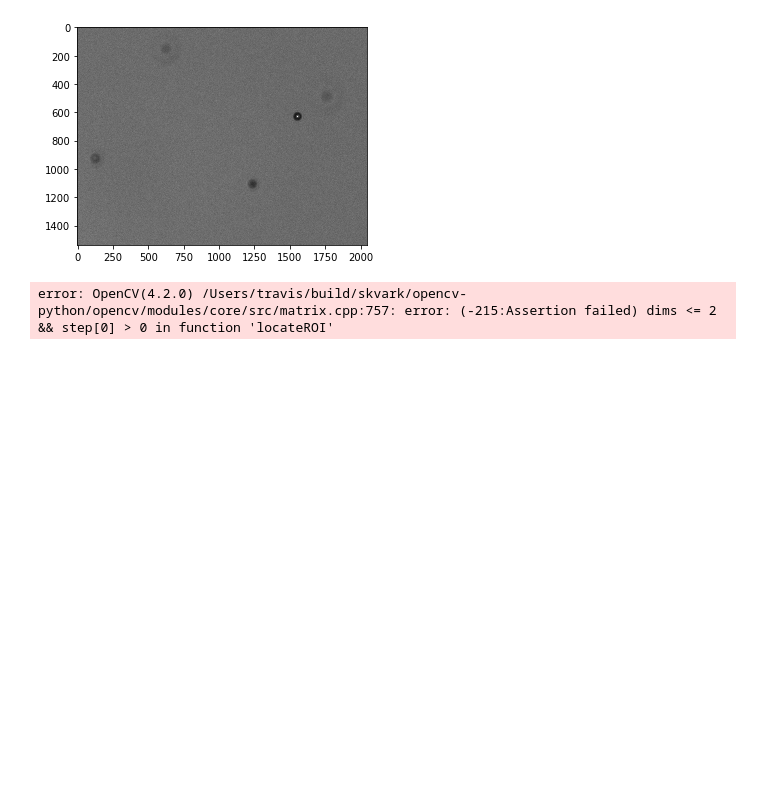
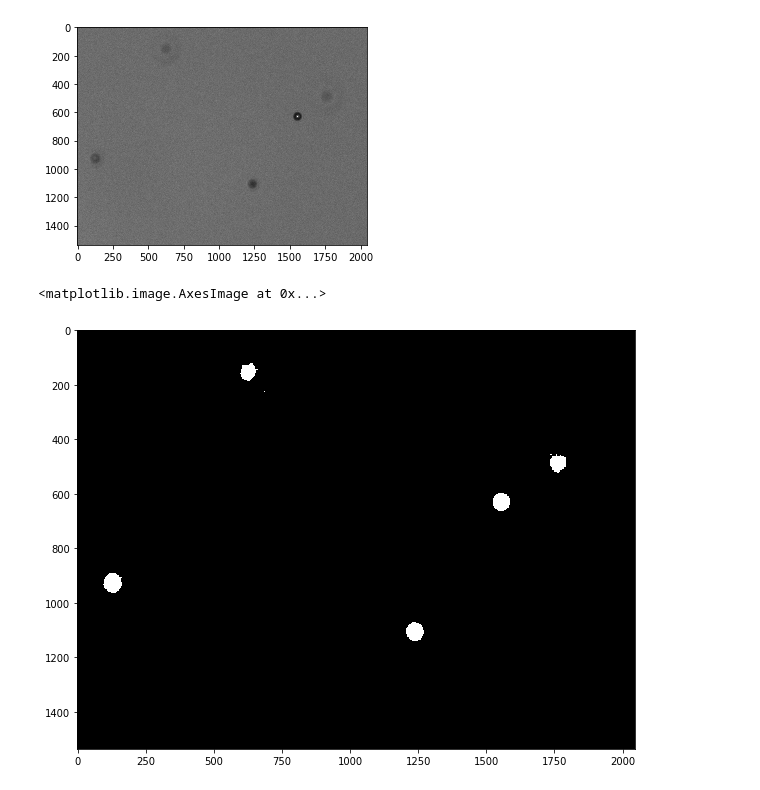
Before and after one commit to Niloo1371/Finding_droplets, a Jupyter notebook: Preprocessing/Preprocess.ipynb, the cells around one changed output. Drawn from its saved outputs; the diff is of its cells as text; code cells hidden in the pictures; blank space fills up the shorter version.

```diff
--- a/Preprocessing/Preprocess.ipynb
+++ b/Preprocessing/Preprocess.ipynb
@@ -206,7 +227,9 @@ def param_test(in_img, thresh=99, maxval=255):
     in_img_gray = cv2.cvtColor(
         in_img, cv2.COLOR_BGR2GRAY)  # grayscale concversion
 
-    ret, thresh_img = cv2.threshold(gray, thresh, maxval,cv2.THRESH_BINARY_INV)#,cv2.THRESH_BINARY_INV +cv2.THRESH_OTSU)
+    # ,cv2.THRESH_BINARY_INV +cv2.THRESH_OTSU)
+    ret, thresh_img = cv2.threshold(
+        in_img_gray, thresh, maxval, cv2.THRESH_BINARY_INV)
 
     plt.figure(figsize=(10, 10))
     plt.imshow(cv2.cvtColor(thresh_img, cv2.COLOR_BGR2RGB), cmap='gray_r')
@@ -240,21 +263,22 @@ thresh = interactive_plot.result
 # %%
 # Noise removal using Morphological
 # closing operation
-kernel = np.ones((2, 2), np.uint8)
+kernel = np.ones((3, 3), np.uint8)
 closing = cv2.morphologyEx(thresh, cv2.MORPH_CLOSE,
                            kernel, iterations=5)
 
 # Background area using Dialation
 bg = cv2.dilate(closing, kernel, iterations=5)
 
 # Finding foreground area
 dist_transform = cv2.distanceTransform(closing, cv2.DIST_L2, 0)
 ret, fg = cv2.threshold(dist_transform, 0.02
                         * dist_transform.max(), 255, 0)
-
-plt.imshow(dist_transform, cmap='gray')
+plt.figure(figsize=(10, 10))
+plt.imshow(fg, cmap='gray')
 # %% [output]
-error: OpenCV(4.2.0) /Users/travis/build/skvark/opencv-python/opencv/modules/core/src/matrix.cpp:757: error: (-215:Assertion failed) dims <= 2 && step[0] > 0 in function 'locateROI'
+<matplotlib.image.AxesImage at 0x...>
+[figure, added]
 # %%
 def apply_mask(frame, mask):
     """Apply binary mask to frame, return masked image.
```
Also changed, not shown: parts of 9 cells of this notebook.
